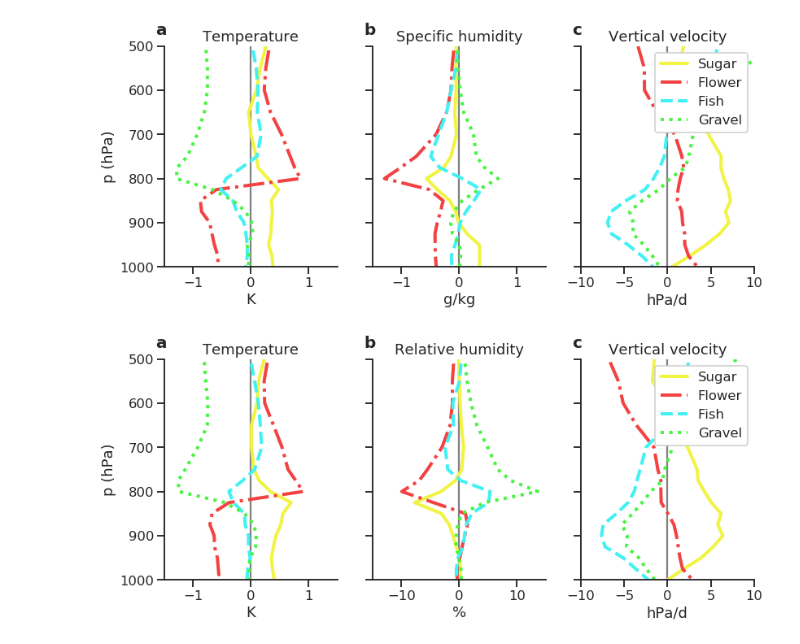
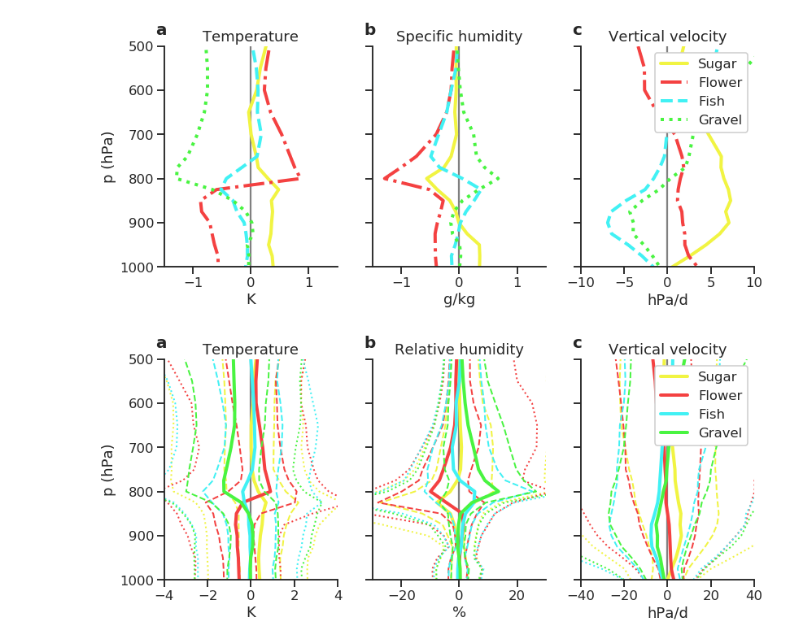
Before and after one commit to raspstephan/sugar-flower-fish-or-gravel, a Jupyter notebook: Plotting_ERAInterim_HumanLabelsProfiles.ipynb, the cells around one changed output. Saved outputs shown, nothing was run; the diff lists cells and outputs as text; code cells hidden in the pictures.

```diff
--- a/Plotting_ERAInterim_HumanLabelsProfiles.ipynb
+++ b/Plotting_ERAInterim_HumanLabelsProfiles.ipynb
@@ -256,30 +256,45 @@ variables = ['Temperature_isobaric', 'Relative_humidity_isobaric', 'Vertical_vel
 titles = ['Temperature', 'Relative humidity', 'Vertical velocity', 'Cloud cover']
 xlabels = ['K', '%', 'hPa/d', '%']
 factor = [1., 1, 60*60*24/100, 1]
-xl = [1.5, 15, 10]
+# xl = [1.5, 15, 10]
+xl = [4, 30, 40]
+# %%
+styles = ['-', '-', '-', '-']
 # %%
+arrs = {}
+arrs2 = {}
+
 fig, axs = plt.subplots(1, 3, figsize=(13,5))
 for i, (ax, variable) in enumerate(zip(axs, variables)):
+    arrs[variable] = {}; arrs2[variable] = {}
     for l, st in zip(classes, styles):
         arr = np.vstack( df[df.pattern==l][variable]) - np.median(np.vstack(df[variable]), 0)
         #arr = np.vstack( df[df.pattern==l][variable]) - ds[f'{variable}_median'].values
         arr *= factor[i]
         ax.plot(np.median(arr, 0), height,  c=np.array(l2c[l]), label=l, lw=4, ls=st)
 #         ax.fill_betweenx(height, np.percentile(arr, 25, 0), np.percentile(arr, 75, 0),
-#                          facecolor=np.array(l2c[l])/255., zorder=0.1, alpha = 0.3, lw=3, color=np.array(l2c[l])/255.)
+#                          facecolor='none', zorder=0.1, alpha = 0.3, lw=3, color=np.array(l2c[l]))
+        ax.plot(np.percentile(arr, 25, 0), height,  c=np.array(l2c[l]), lw=2, ls='--')
+        ax.plot(np.percentile(arr, 75, 0), height,  c=np.array(l2c[l]), lw=2, ls='--')
+        ax.plot(np.percentile(arr, 5, 0), height,  c=np.array(l2c[l]), lw=2, ls=':')
+        ax.plot(np.percentile(arr, 95, 0), height,  c=np.array(l2c[l]), lw=2, ls=':')
+        arrs[variable][l] = arr
+        arrs2[variable][l] = np.vstack(df[df.pattern==l][variable])
 
     ax.invert_yaxis()
     ax.set_ylim(1000, 500)
     ax.set_title(titles[i])
     if variable == variables[0]:
         ax.set_ylabel('p (hPa)')
     else:
         ax.set_yticklabels([])
     ax.text(-0.05, 1.05, abcd[i], transform = ax.transAxes, weight='bold', fontsize=20)
     ax.set_xlabel(xlabels[i])
     ax.axvline(0, zorder=0.1, c='gray')
     ax.set_xlim(-xl[i], xl[i])
+
+
 axs[-1].legend(loc=1, framealpha=1)
 fig.savefig('phy2.pdf', bbox_inches='tight', transparent=True)
 # %% [output]
-[figure, old version]
+[figure, new version]
```
Also changed, not shown: parts of 16 cells of this notebook, 3 other files.
